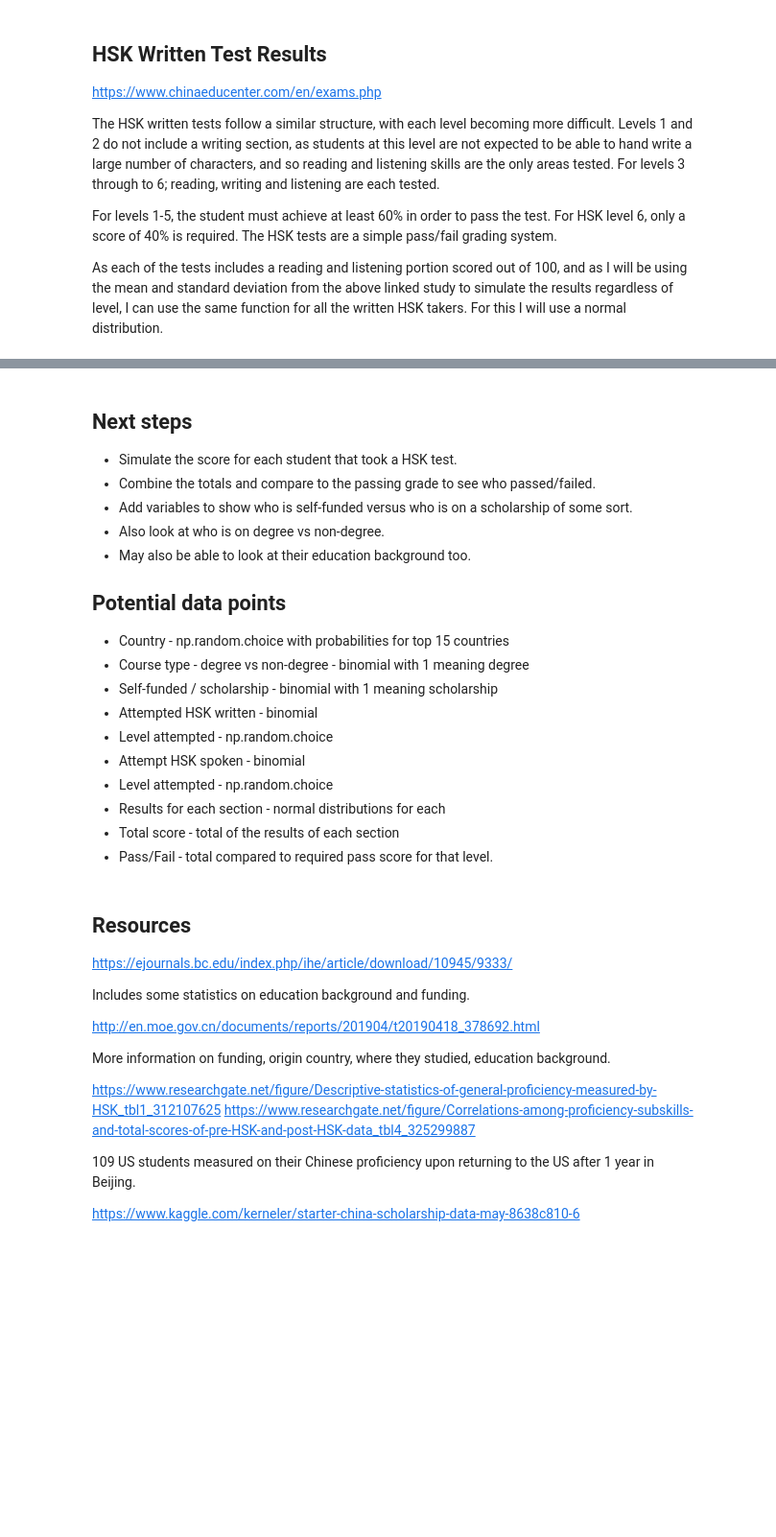
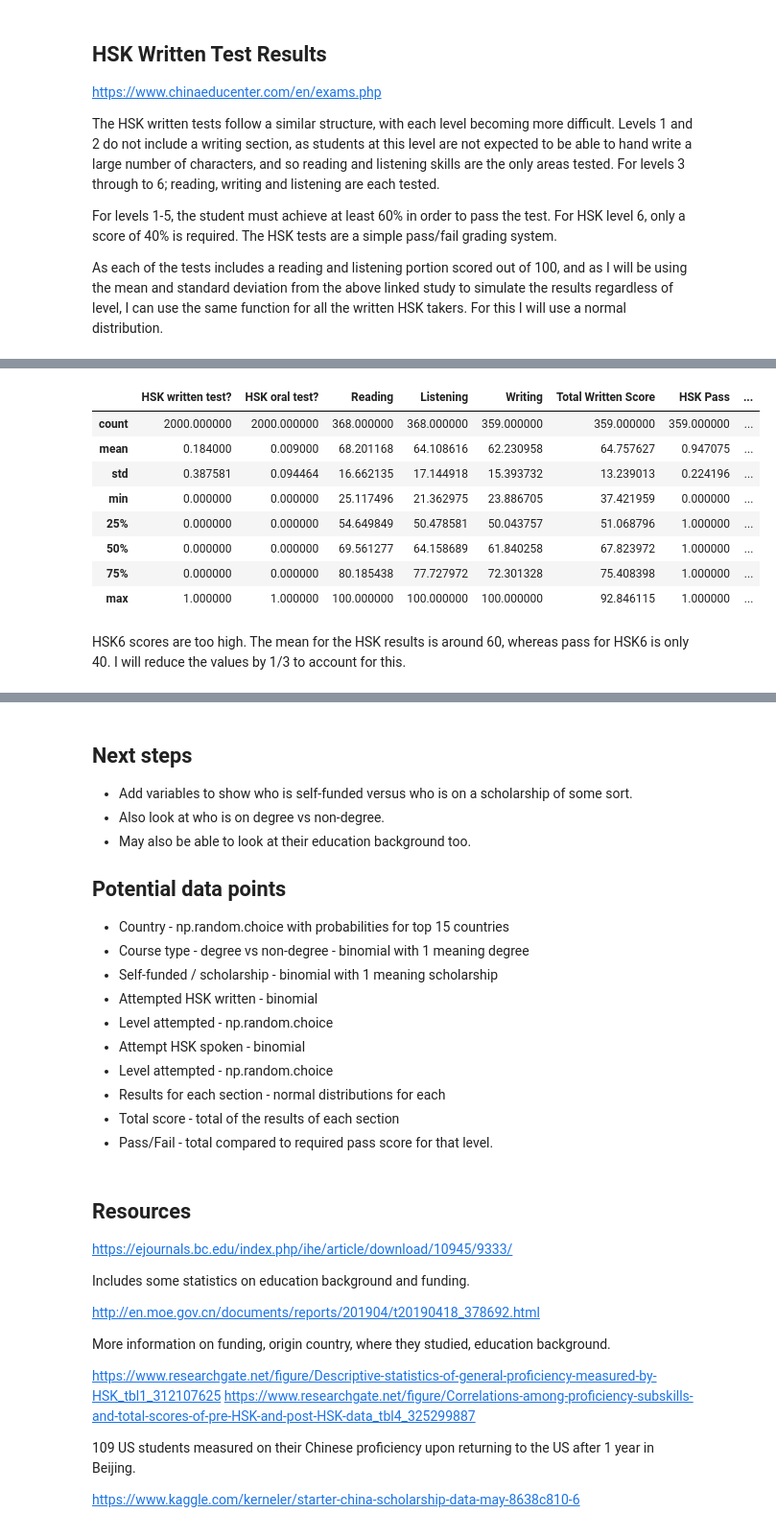
Before and after one commit to OtherBrian/pda-project, a Jupyter notebook: simulated-dataset.ipynb, the cells around one changed output, grey strips where cells are left out. Shown at 96% size. Cells and saved outputs as stored; diff of their text form; code cells hidden in the pictures; blank space fills up the shorter version.

Commit message:
Simulate HSK oral test results, and determined pass/fails.

```diff
--- a/simulated-dataset.ipynb
+++ b/simulated-dataset.ipynb
@@ -517,6 +516,11 @@ As each of the tests includes a reading and listening portion scored out of 100,
 reading_mean = 75.39
 reading_sd = 13.85
 chinese_class_df.loc[chinese_class_df['HSK written test?'] == 1, 'Reading'] = rng.normal(reading_mean, reading_sd, chinese_class_df['HSK written test?'].sum())
+
+#Reducing the HSK6 results by 1/3 to reflect the higher difficulty. The mean and SD for HSK4 is too high for this test.
+
+chinese_class_df.loc[chinese_class_df['HSK Level'] == 'HSK6', ['Reading']] = (chinese_class_df['Reading'] / 3) * 2
+
 #Normal distribution will pick a few values above 100. This goes beyond the possible score in the section, so I'll cap these at 100.
 chinese_class_df.loc[chinese_class_df['Reading'] > 100, 'Reading'] = 100
 
@@ -526,6 +530,7 @@ listening_mean = 70.73
 listening_sd = 15.22
 
 chinese_class_df.loc[chinese_class_df['HSK written test?'] == 1, 'Listening'] = rng.normal(listening_mean, listening_sd, chinese_class_df['HSK written test?'].sum())
+chinese_class_df.loc[chinese_class_df['HSK Level'] == 'HSK6', ['Listening']] = (chinese_class_df['Listening'] / 3) * 2
 chinese_class_df.loc[chinese_class_df['Listening'] > 100, 'Listening'] = 100
 
 
@@ -536,8 +541,8 @@ writing_mean = 69.67
 writing_sd = 11.95
 
 chinese_class_df.loc[chinese_class_df['HSK Level'].isin(hsk_writing_sections), 'Writing'] = rng.normal(writing_mean, writing_sd, len(chinese_class_df.loc[chinese_class_df['HSK Level'].isin(hsk_writing_sections)]))
+chinese_class_df.loc[chinese_class_df['HSK Level'] == 'HSK6', ['Writing']] = (chinese_class_df['Writing'] / 3) * 2
 chinese_class_df.loc[chinese_class_df['Writing'] > 100, 'Writing'] = 100
-
 
 #Combined the 3 sections to get the score
 chinese_class_df['Total Written Score'] = chinese_class_df['Reading'] + chinese_class_df['Listening'] + chinese_class_df['Writing']
@@ -547,6 +552,12 @@ chinese_class_df.loc[chinese_class_df['HSK Level'].isin(hsk_writing_sections), '
 
 chinese_class_df.loc[~chinese_class_df['HSK Level'].isin(hsk_writing_sections), 'Total Written Score'] = chinese_class_df['Total Written Score'] / 2
 
+hsk_pass_60_tests = ['HSK1','HSK2','HSK3','HSK4','HSK5']
 
-chinese_class_df.describe()
+chinese_class_df.loc[(chinese_class_df['HSK Level'].isin(hsk_pass_60_tests)) & (chinese_class_df['Total Written Score'] >= 60), 'HSK Pass'] = 1
+chinese_class_df.loc[(chinese_class_df['HSK Level'].isin(hsk_pass_60_tests)) & (chinese_class_df['Total Written Score'] < 60), 'HSK Pass'] = 0
+chinese_class_df.loc[(~chinese_class_df['HSK Level'].isin(hsk_pass_60_tests)) & (chinese_class_df['Total Written Score'] >=40), 'HSK Pass'] = 1
+chinese_class_df.loc[(~chinese_class_df['HSK Level'].isin(hsk_pass_60_tests)) & (chinese_class_df['Total Written Score'] <40), 'HSK Pass'] = 0
+
+chinese_class_df['HSK Pass'].value_counts()
 # %% [output]
@@ -564,3 +573,27 @@ Need to compare these results to the pass/fail score (40 for HSK6, 60 for the ot
+# %%
+hsk_oral_mean = 79
+hsk_oral_sd = 9.84
+
+chinese_class_df.loc[chinese_class_df['HSK oral test?'] == 1, 'Speaking'] = rng.normal(hsk_oral_mean, hsk_oral_sd, chinese_class_df['HSK oral test?'].sum())
+chinese_class_df.loc[chinese_class_df['Speaking'] > 100, 'Speaking'] = 100
+
+chinese_class_df.loc[chinese_class_df['Speaking'] >= 60, 'HSK Oral Pass'] = 1
+chinese_class_df.loc[chinese_class_df['Speaking'] < 60, 'HSK Oral Pass'] = 0
+
+
+chinese_class_df.describe()
+# %% [output]
+|  | HSK written test? | HSK oral test? | Reading | Listening | Writing | Total Written Score | HSK Pass | ... |
+| count | 2000.000000 | 2000.000000 | 368.000000 | 368.000000 | 359.000000 | 359.000000 | 359.000000 | ... |
+| mean | 0.184000 | 0.009000 | 68.201168 | 64.108616 | 62.230958 | 64.757627 | 0.947075 | ... |
+| std | 0.387581 | 0.094464 | 16.662135 | 17.144918 | 15.393732 | 13.239013 | 0.224196 | ... |
+| min | 0.000000 | 0.000000 | 25.117496 | 21.362975 | 23.886705 | 37.421959 | 0.000000 | ... |
+| 25% | 0.000000 | 0.000000 | 54.649849 | 50.478581 | 50.043757 | 51.068796 | 1.000000 | ... |
+| 50% | 0.000000 | 0.000000 | 69.561277 | 64.158689 | 61.840258 | 67.823972 | 1.000000 | ... |
+| 75% | 0.000000 | 0.000000 | 80.185438 | 77.727972 | 72.301328 | 75.408398 | 1.000000 | ... |
+| max | 1.000000 | 1.000000 | 100.000000 | 100.000000 | 100.000000 | 92.846115 | 1.000000 | ... |
+# %% [markdown]
+HSK6 scores are too high. The mean for the HSK results is around 60, whereas pass for HSK6 is only 40. I will reduce the values by 1/3 to account for this.
 # %% [markdown]
 ## HSK results
 
@@ -588,12 +621,9 @@ Some more results for 2010 including pass rates and average scores for each HSK
 # %% [markdown]
 ## Next steps
 
-* Simulate the score for each student that took a HSK test.
-* Combine the totals and compare to the passing grade to see who passed/failed.
 * Add variables to show who is self-funded versus who is on a scholarship of some sort.
 * Also look at who is on degree vs non-degree.
 * May also be able to look at their education background too.
-
 
 
 ## Potential data points
```
Also changed, not shown: parts of 10 cells of this notebook.
